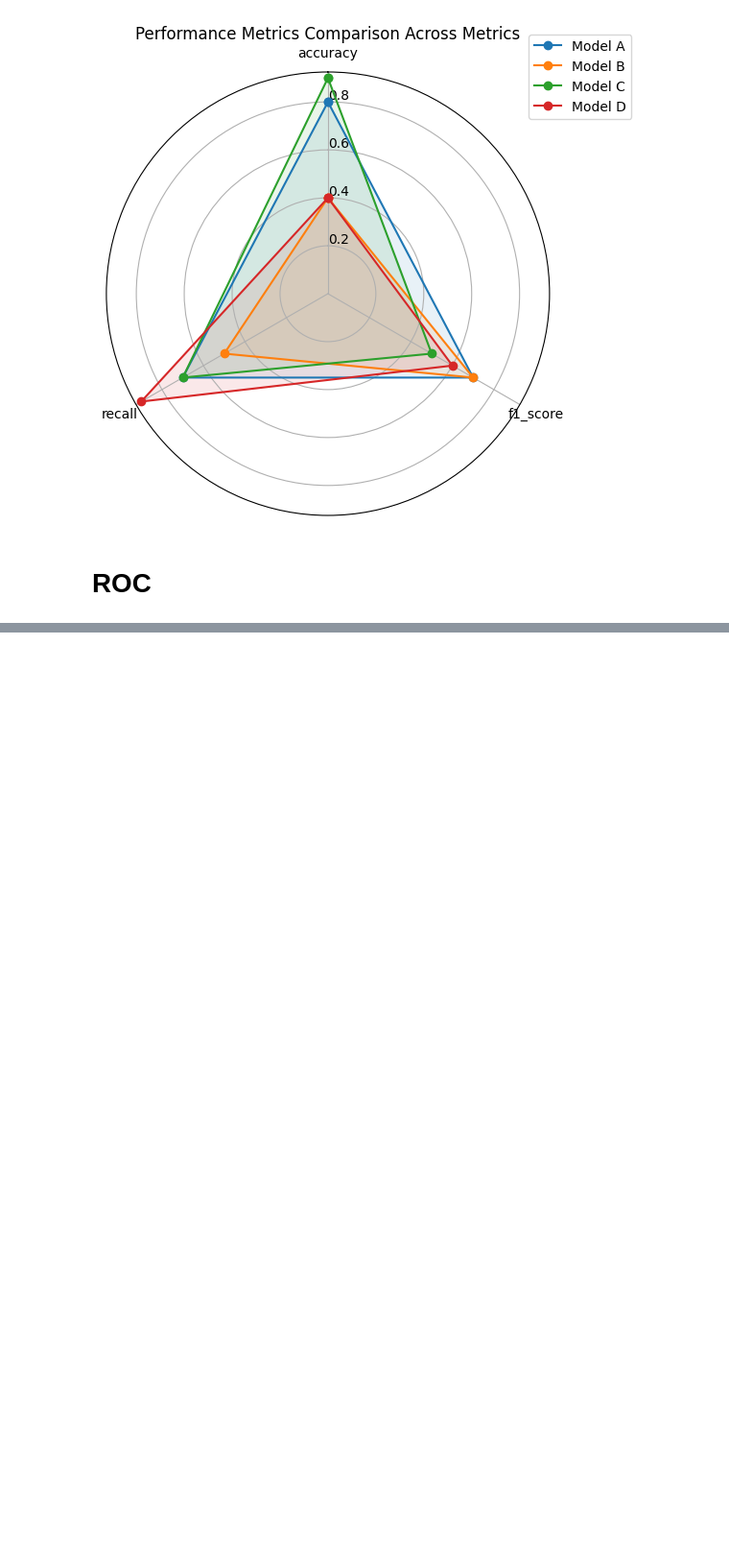
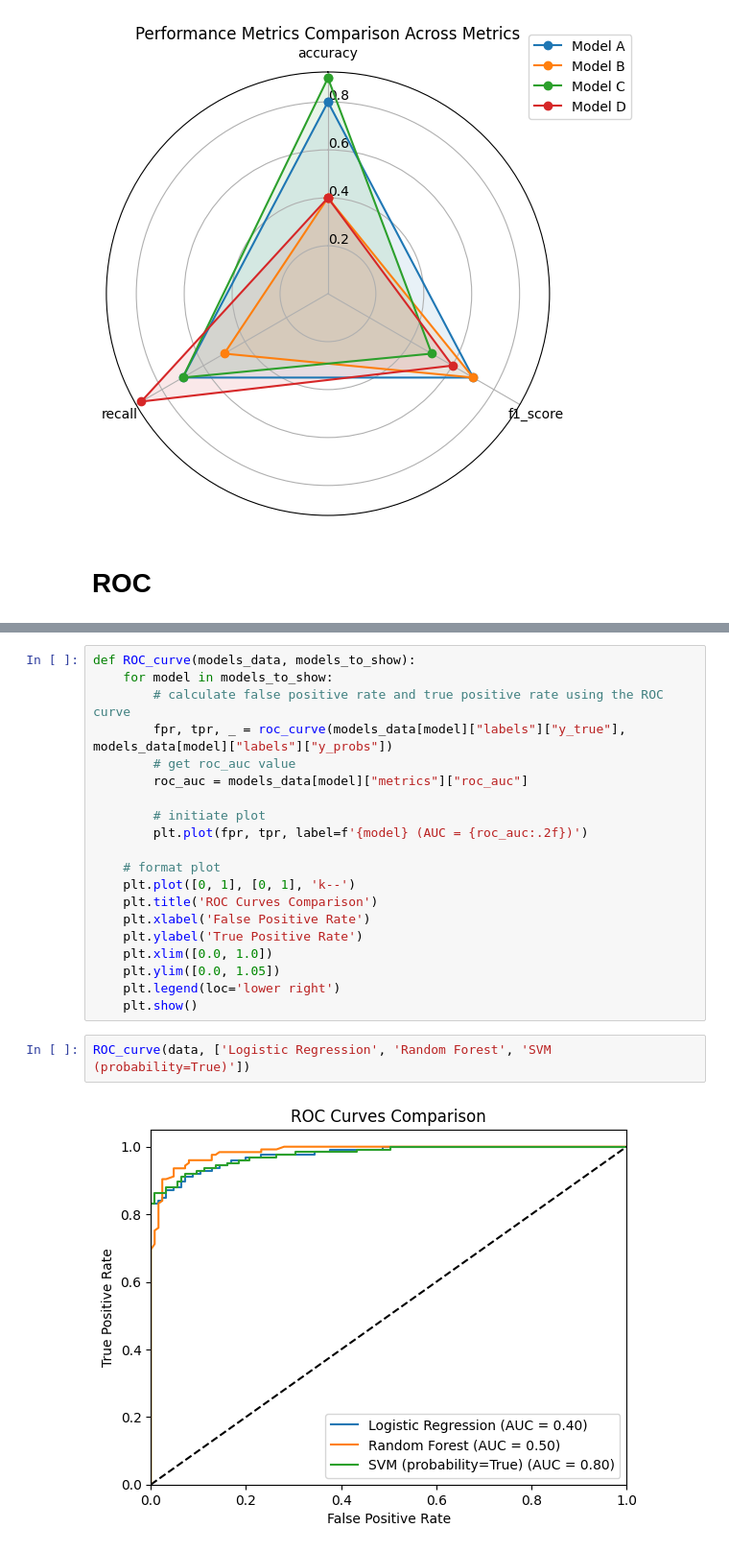
Before and after one commit to mayramtv/cnn-for-mammograms, a Jupyter notebook: Untitled.ipynb, the cells around one changed output, grey strips where cells are left out. Shown: that part at 96% size. Cells and saved outputs as stored; diff of their text form; blank space fills up the shorter version.

```diff
--- a/Untitled.ipynb
+++ b/Untitled.ipynb
@@ -343,0 +409,24 @@ Model: Model D | angles: 4 | y_vals: 4
+# %%
+def ROC_curve(models_data, models_to_show):
+    for model in models_to_show:
+        # calculate false positive rate and true positive rate using the ROC curve
+        fpr, tpr, _ = roc_curve(models_data[model]["labels"]["y_true"], models_data[model]["labels"]["y_probs"])
+        # get roc_auc value
+        roc_auc = models_data[model]["metrics"]["roc_auc"]
+
+        # initiate plot
+        plt.plot(fpr, tpr, label=f'{model} (AUC = {roc_auc:.2f})')
+
+    # format plot
+    plt.plot([0, 1], [0, 1], 'k--')
+    plt.title('ROC Curves Comparison')
+    plt.xlabel('False Positive Rate')
+    plt.ylabel('True Positive Rate')
+    plt.xlim([0.0, 1.0])
+    plt.ylim([0.0, 1.05])
+    plt.legend(loc='lower right')
+    plt.show()
+# %%
+ROC_curve(data, ['Logistic Regression', 'Random Forest', 'SVM (probability=True)'])
+# %% [output]
+[figure, added]
```
Also changed, not shown: parts of 5 cells of this notebook, 1 other file.
